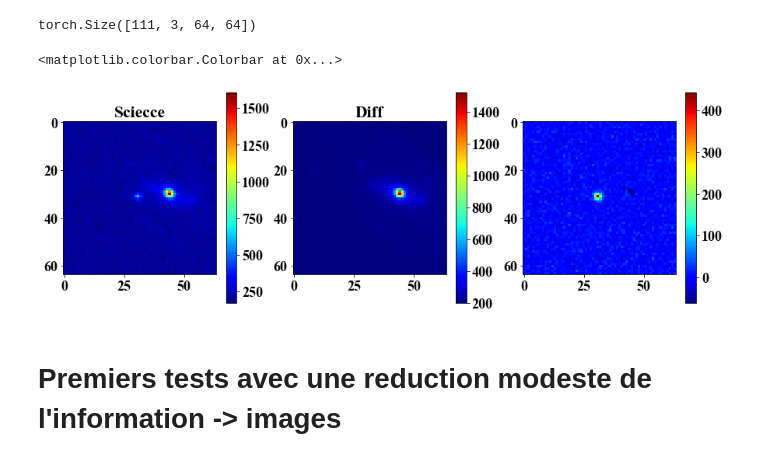
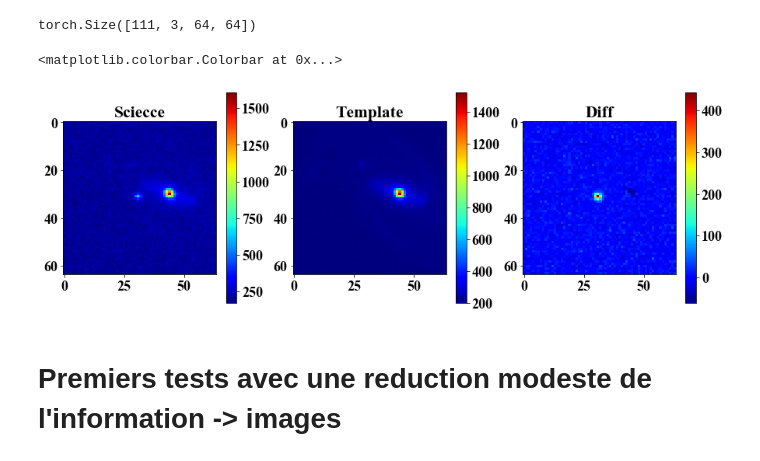
Before and after one commit to jecampagne/finkscatt, a Jupyter notebook: fink-scatt.ipynb, the cells around one changed output. Drawn from its saved outputs; the diff is of its cells as text; code cells hidden in the pictures.

```diff
--- a/fink-scatt.ipynb
+++ b/fink-scatt.ipynb
@@ -99,20 +99,20 @@ torch.Size([111, 3, 64, 64])
 # %%
 fig, axs = plt.subplots(figsize=(15,5), nrows=1,ncols=3)
 img0=axs[0].imshow(imgs[0,0])
 axs[0].set_title("Sciecce")
 
 img1=axs[1].imshow(imgs[0,1])
 axs[1].set_title("Template")
 
 img2=axs[2].imshow(imgs[0,2])
-axs[1].set_title("Diff")
+axs[2].set_title("Diff")
 
 fig.colorbar(img0, ax=axs[0])
 fig.colorbar(img1, ax=axs[1])
 fig.colorbar(img2, ax=axs[2])
 # %% [output]
 <matplotlib.colorbar.Colorbar at 0x...>
-[figure, old version]
+[figure, new version]
 # %% [markdown]
 # Premiers tests avec une reduction modeste de l'information -> images
 # %%
```
Also changed, not shown: parts of 2 cells of this notebook.
